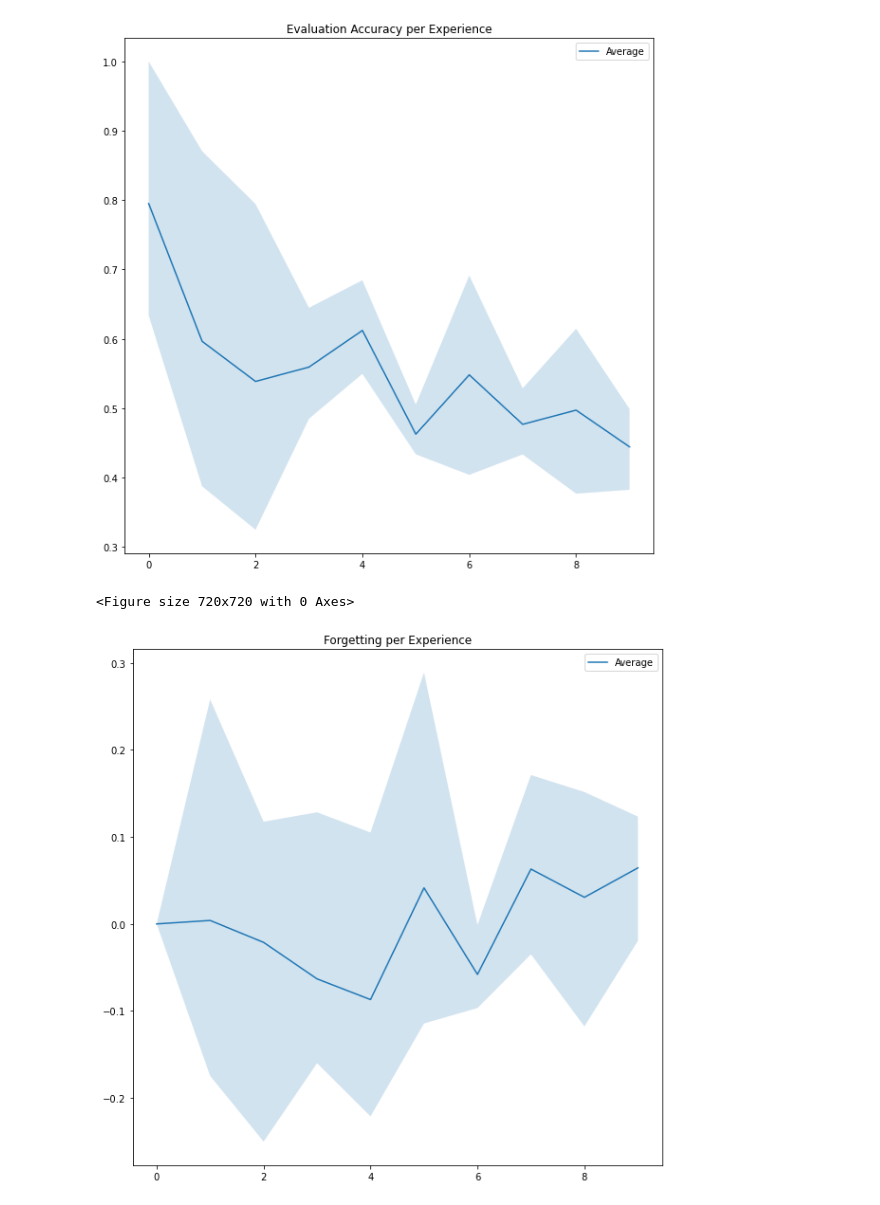
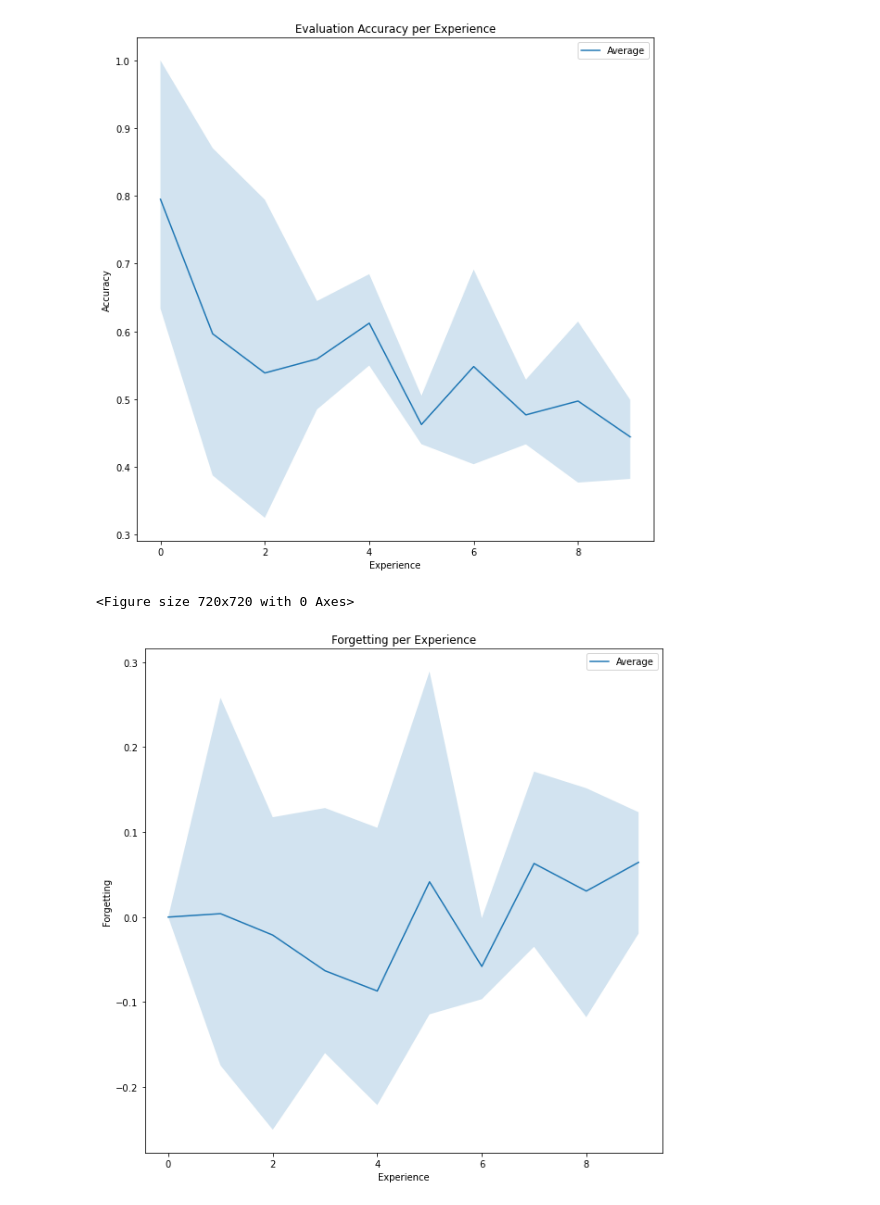
Before and after one commit to MzudemO/nn-2021, a Jupyter notebook: experiments/graphs_best_config_3_runs.ipynb, the cells around one changed output. Cells and saved outputs as stored; diff of their text form; code cells hidden in the pictures.

```diff
--- a/experiments/graphs_best_config_3_runs.ipynb
+++ b/experiments/graphs_best_config_3_runs.ipynb
@@ -25,34 +25,36 @@ run_2 = np.array([0.7515,
 0.4989])
 
 run_3 = np.array([0.6337,
 0.5314,
 0.3248,
 0.5483,
 0.5496,
 0.4335,
 0.4039,
 0.4333,
 0.3768,
 0.3823])
 
 maxs = [max(r1, r2, r3) for r1, r2, r3 in zip(run_1, run_2, run_3)]
 mins = [min(r1, r2, r3) for r1, r2, r3 in zip(run_1, run_2, run_3)]
 
 plt.figure(figsize=(10,10))
 # plt.plot(np.arange(0, 10, 1), run_1, label="Run 1", linestyle="dashed")
 # plt.plot(np.arange(0, 10, 1), run_2, label="Run 2", linestyle="dashed")
 # plt.plot(np.arange(0, 10, 1), run_3, label="Run 3", linestyle="dashed")
 # plt.fill_between(np.arange(0, 10, 1), run_1, run_2, alpha=0.1, color="blue")
 # plt.fill_between(np.arange(0, 10, 1), run_1, run_3, alpha=0.1, color="blue")
 # plt.fill_between(np.arange(0, 10, 1), run_2, run_3, alpha=0.1, color="blue")
 plt.fill_between(np.arange(0, 10, 1), mins, maxs, alpha=0.2)
 avg = (run_1 + run_2 + run_3) / 3
 plt.plot(np.arange(0, 10, 1), avg, label="Average")
 plt.legend()
 plt.title("Evaluation Accuracy per Experience")
+plt.xlabel("Experience")
+plt.ylabel("Accuracy")
 plt.show()
 # %% [output]
-[figure, old version]
+[figure, new version]
 # %%
 run_2 = np.array([0.0000,
 -0.0713,
@@ -108,10 +110,12 @@ avg = (run_1 + run_2 + run_3) / 3
 plt.plot(np.arange(0, 10, 1), avg, label="Average")
 plt.legend()
 plt.title("Forgetting per Experience")
+plt.xlabel("Experience")
+plt.ylabel("Forgetting")
 plt.show()
 # %% [output]
 <Figure size 720x720 with 0 Axes>
-[figure, old version]
+[figure, new version]
 # %%
 run_2 = np.array([0.7515,
 0.8228,
```
Also changed, not shown: parts of 3 cells of this notebook, 5 other files.
